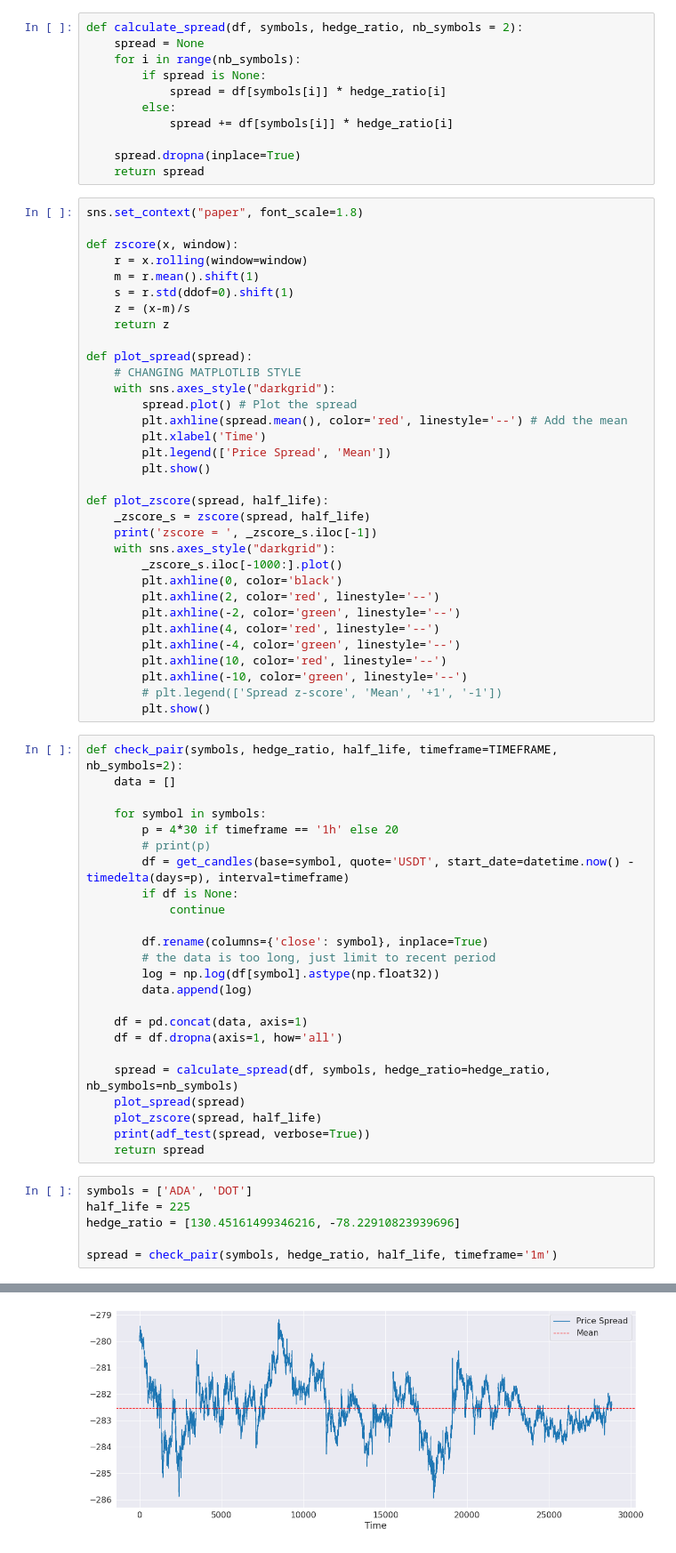
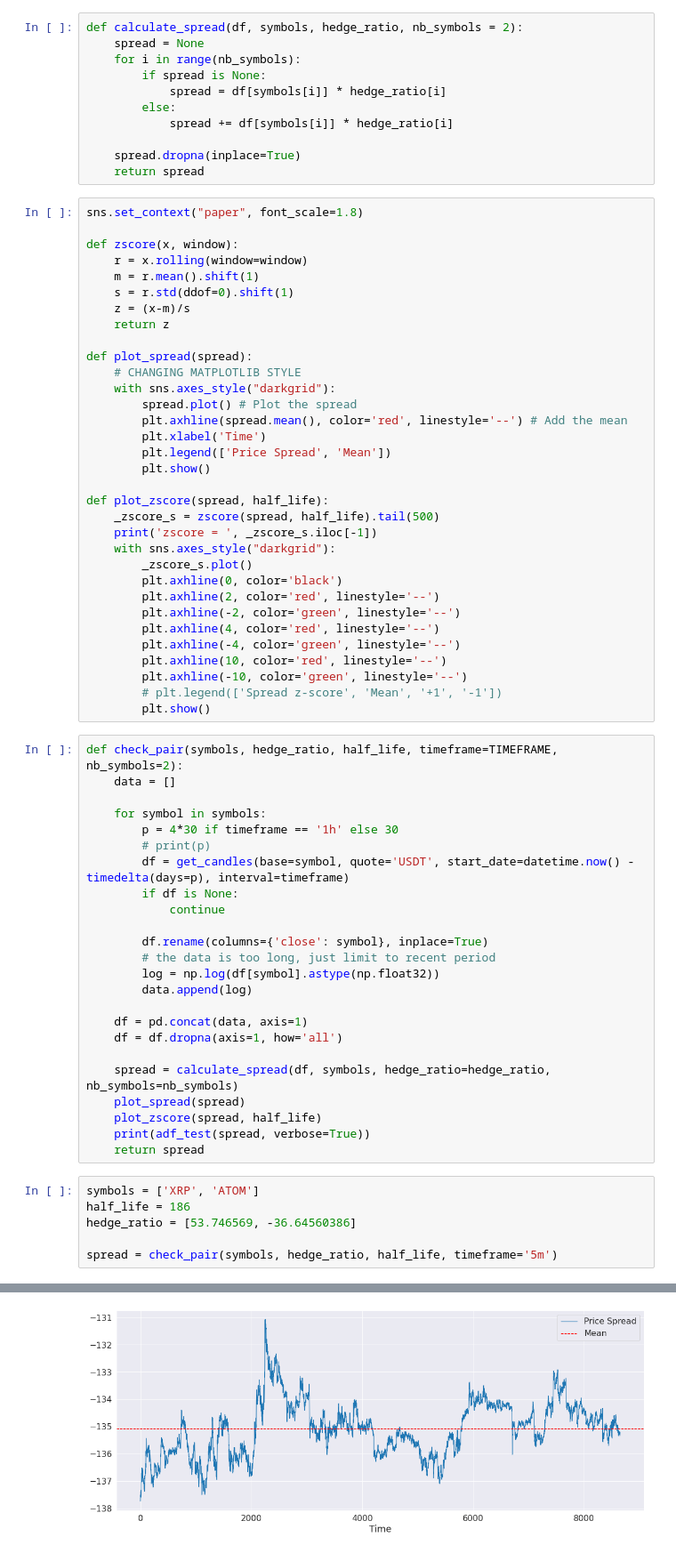
Before and after one commit to beannguyen/crypto-pair-trading, a Jupyter notebook: src/live/Check Pair with Hurst.ipynb, the cells around one changed output, grey strips where cells are left out. Shown at 89% size. Drawn from its saved outputs; the diff is of its cells as text.

```diff
--- a/src/live/Check Pair with Hurst.ipynb
+++ b/src/live/Check Pair with Hurst.ipynb
@@ -155,10 +155,10 @@ def plot_spread(spread):
         plt.show()
 
 def plot_zscore(spread, half_life):
-    _zscore_s = zscore(spread, half_life)
+    _zscore_s = zscore(spread, half_life).tail(500)
     print('zscore = ', _zscore_s.iloc[-1])
     with sns.axes_style("darkgrid"):
-        _zscore_s.iloc[-1000:].plot()
+        _zscore_s.plot()
         plt.axhline(0, color='black')
         plt.axhline(2, color='red', linestyle='--')
         plt.axhline(-2, color='green', linestyle='--')
@@ -173,7 +173,7 @@ def check_pair(symbols, hedge_ratio, half_life, timeframe=TIMEFRAME, nb_symbols=
     data = []
 
     for symbol in symbols:
-        p = 4*30 if timeframe == '1h' else 20
+        p = 4*30 if timeframe == '1h' else 30
         # print(p)
         df = get_candles(base=symbol, quote='USDT', start_date=datetime.now() - timedelta(days=p), interval=timeframe)
         if df is None:
@@ -193,9 +193,9 @@ def check_pair(symbols, hedge_ratio, half_life, timeframe=TIMEFRAME, nb_symbols=
     print(adf_test(spread, verbose=True))
     return spread
 # %%
-symbols = ['ADA', 'DOT']
-half_life = 225
-hedge_ratio = [130.45161499346216, -78.22910823939696]
+symbols = ['XRP', 'ATOM']
+half_life = 186
+hedge_ratio = [53.746569, -36.64560386]
 
-spread = check_pair(symbols, hedge_ratio, half_life, timeframe='1m')
+spread = check_pair(symbols, hedge_ratio, half_life, timeframe='5m')
 # %% [output]
@@ -203 +203 @@ spread = check_pair(symbols, hedge_ratio, half_life, timeframe='1m')
-[figure, old version]
+[figure, new version]
```
Also changed, not shown: parts of 2 cells of this notebook, 7 other files.
